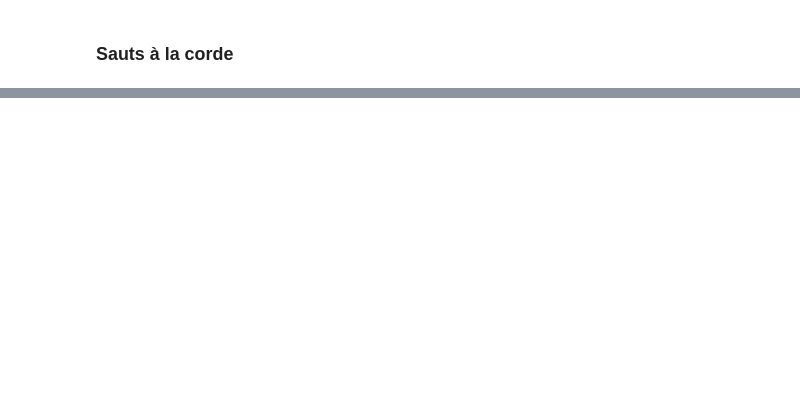
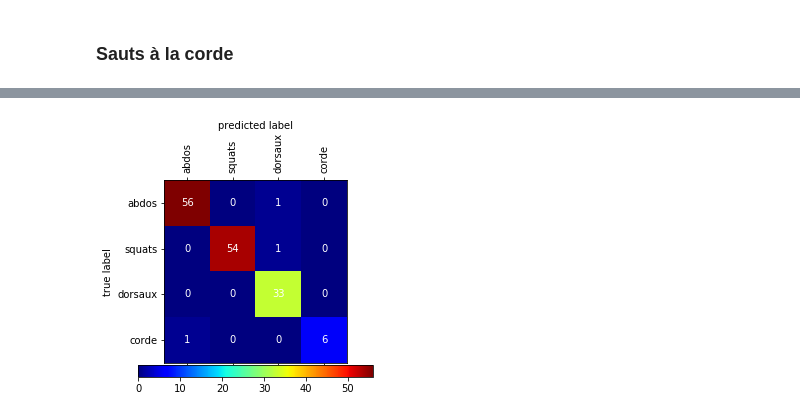
Before and after one commit to hibol/qself, a Jupyter notebook: first_investigations.ipynb, the cells around one changed output, grey strips where cells are left out. Saved outputs shown, nothing was run; the diff lists cells and outputs as text; code cells hidden in the pictures; blank space fills up the shorter version.

```diff
--- a/first_investigations.ipynb
+++ b/first_investigations.ipynb
@@ -81,0 +215,28 @@ for f in data:
+# %%
+#convert output values to int
+label_dict = {'abdos':1, 'squats':2, 'dorsaux':3, 'corde':4}
+data_output_num = -1 * np.ones(len(data_output))
+for i, val in enumerate(data_output):
+    data_output_num[i] = label_dict[val]
+# %%
+N_NEIGHBORS = 3
+
+# leave-one-out cross-validation:
+# given N observations, use N-1 observations to fit the model
+# and classify the observation that was not used for fitting
+
+
+model_classification = -1 * np.ones(len(data_output))
+
+for v_index in range(len(data_output)):
+    data_input_calib = np.delete(data_input, v_index, axis=0)
+    data_input_test = data_input[v_index:v_index+1, :]
+
+    data_output_calib = np.delete(data_output_num, v_index)
+    data_output_test = data_output_num[v_index]
+
+    model = knn.KNeighborsClassifier(N_NEIGHBORS, 'uniform')
+#    model = knn.KNeighborsClassifier(N_NEIGHBORS, 'distance')
+    model.fit(data_input_calib, data_output_calib)
+
+    model_classification[v_index] = model.predict(data_input_test)
@@ -81,0 +251,7 @@ for f in data:
+# %%
+# confusion matrix
+confusion_matrix = cm(data_output_num, model_classification)
+# %%
+plot_confusion_matrix(confusion_matrix, list(label_dict.keys()))
+# %% [output]
+[figure, added]
```
Also changed, not shown: parts of 20 cells of this notebook, 2 other files.
